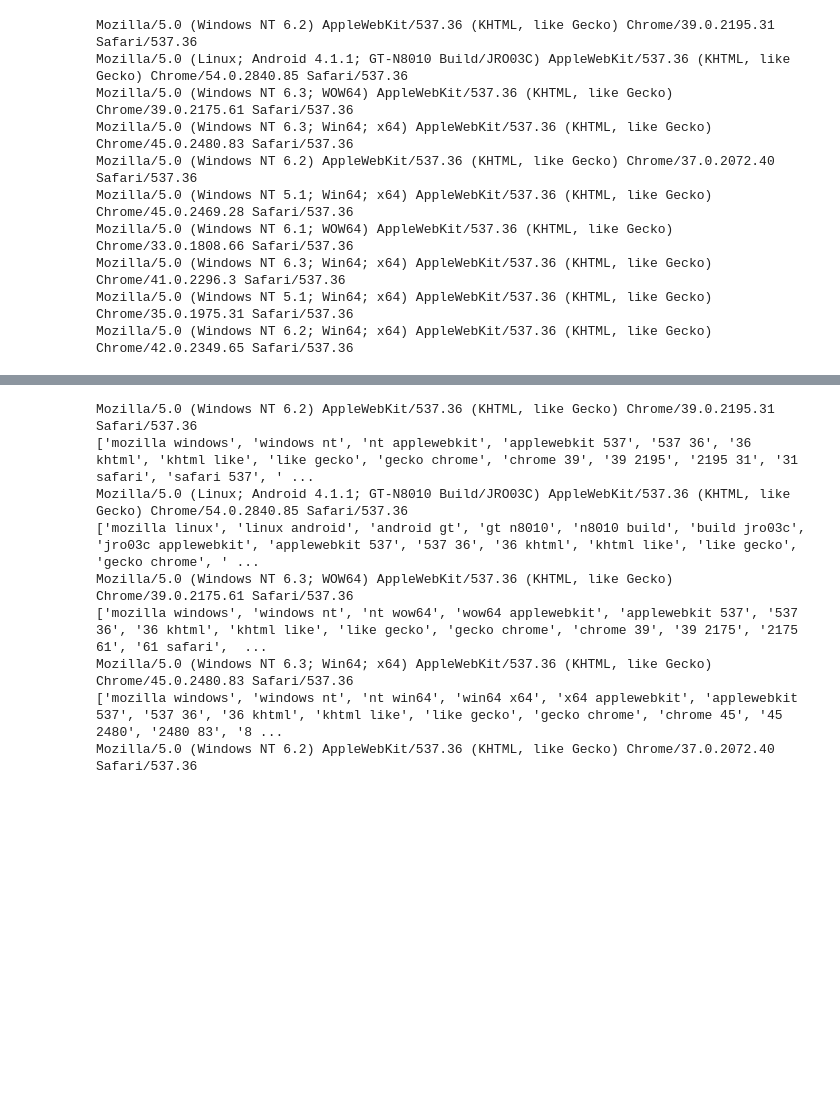
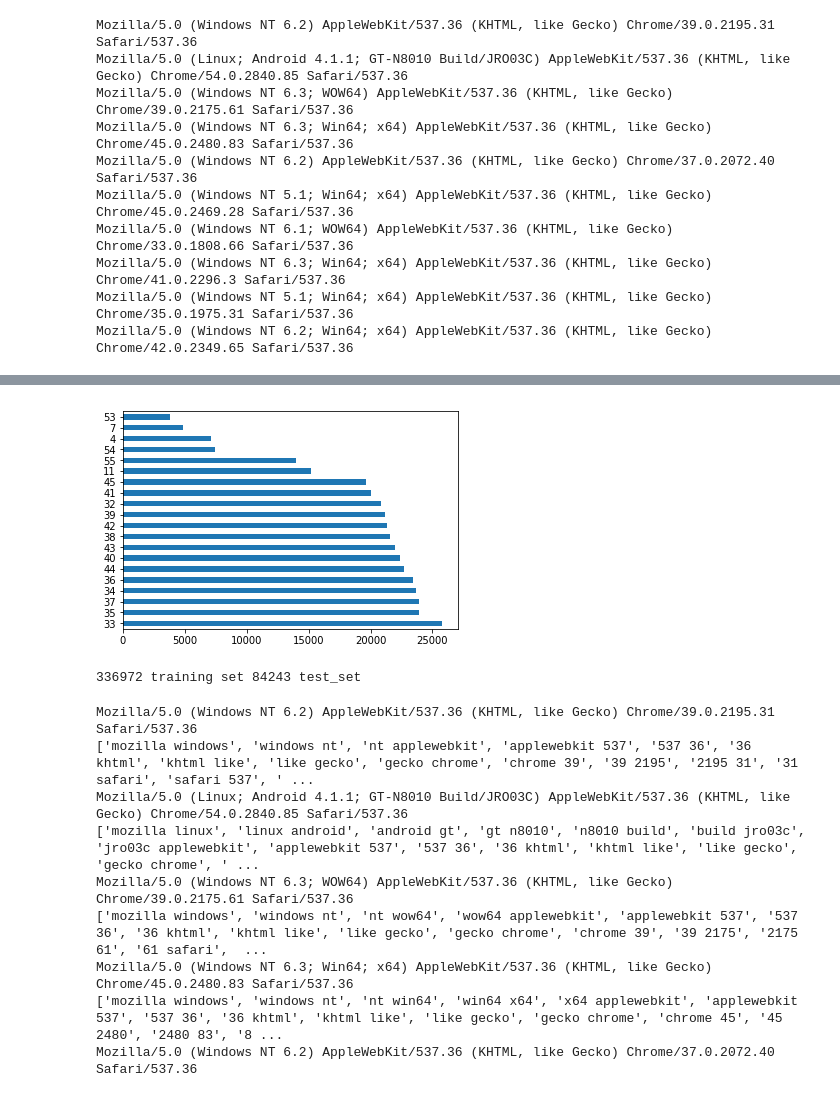
Before and after one commit to guangyangai/browser_family_extraction, a Jupyter notebook: demo.ipynb, the cells around one changed output, grey strips where cells are left out. Drawn from its saved outputs; the diff is of its cells as text; code cells hidden in the pictures; blank space fills up the shorter version.

```diff
--- a/demo.ipynb
+++ b/demo.ipynb
@@ -66,3 +114,9 @@ agent["Version"].value_counts()[:30].plot(kind='barh')
+# %%
+
+agent["Version"].value_counts()[:20].plot(kind='barh')
+plt.show()
+# %% [output]
+[figure, added]
 # %%
 #split into training set and test set
 from sklearn.model_selection  import StratifiedShuffleSplit
@@ -71,7 +125,10 @@ for train_index, test_index in split.split(agent, agent["AgentFamily"]):
     strat_train_set = agent.loc[train_index]
     strat_test_set = agent.loc[test_index]
 
-agent_training = strat_train_set.copy()
+print(len(strat_train_set), "training set", len(strat_test_set), "test_set")
+agent_training_family = strat_train_set.copy()
+# %% [output]
+336972 training set 84243 test_set
 # %%
 #extract features from agent description
 from sklearn.feature_extraction.text import CountVectorizer
```
Also changed, not shown: parts of 28 cells of this notebook.
